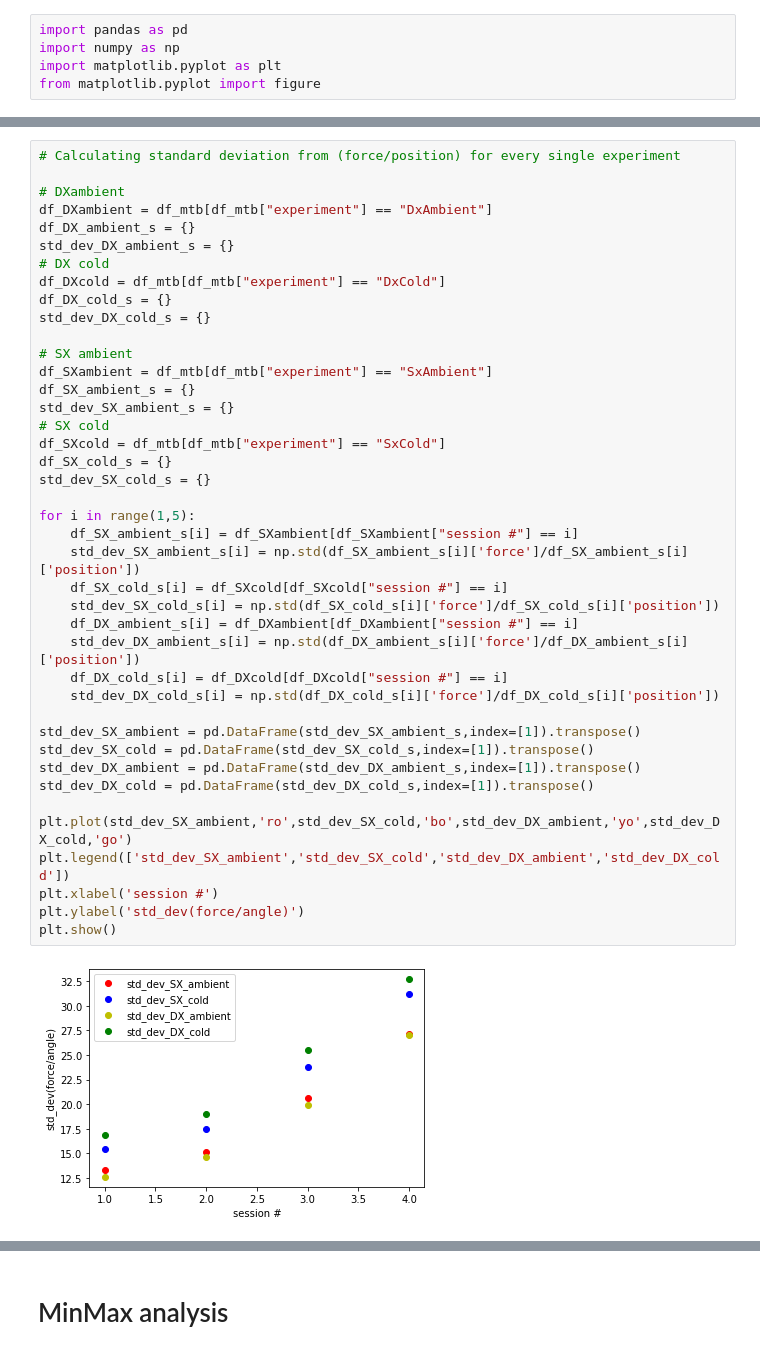
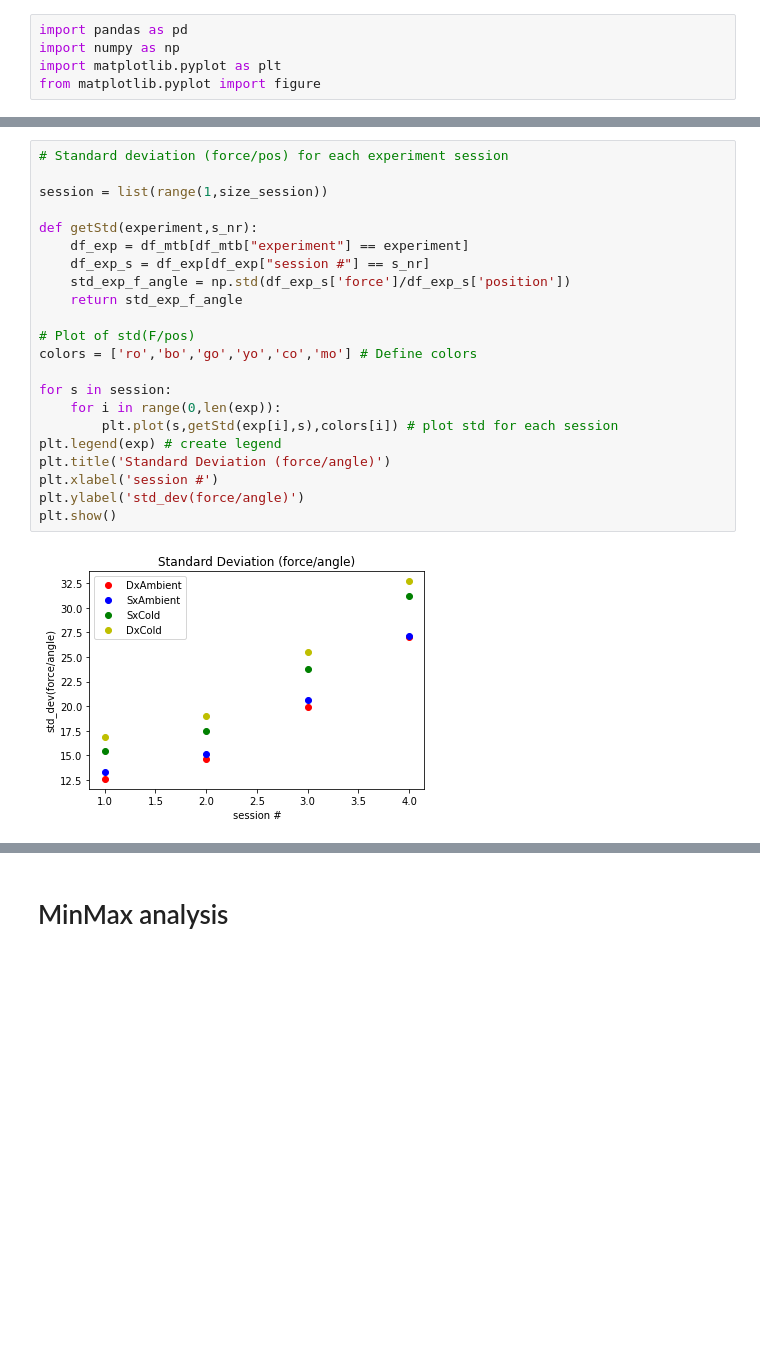
Before and after one commit to raphaFanti/bootSensing, a Jupyter notebook: analysis/06. Analysis_MTB_080121/Reproducibility_analysis.ipynb, the cells around one changed output, grey strips where cells are left out. Saved outputs shown, nothing was run; the diff lists cells and outputs as text; blank space fills up the shorter version.

```diff
--- a/analysis/06. Analysis_MTB_080121/Reproducibility_analysis.ipynb
+++ b/analysis/06. Analysis_MTB_080121/Reproducibility_analysis.ipynb
@@ -56,45 +107,26 @@ For each experiment the standard deviation of the ratio "force/position" is calc
-# %%
-# Calculating standard deviation from (force/position) for every single experiment
-
-# DXambient
-df_DXambient = df_mtb[df_mtb["experiment"] == "DxAmbient"]
-df_DX_ambient_s = {}
-std_dev_DX_ambient_s = {}
-# DX cold
-df_DXcold = df_mtb[df_mtb["experiment"] == "DxCold"]
-df_DX_cold_s = {}
-std_dev_DX_cold_s = {}
-
-# SX ambient
-df_SXambient = df_mtb[df_mtb["experiment"] == "SxAmbient"]
-df_SX_ambient_s = {}
-std_dev_SX_ambient_s = {}
-# SX cold
-df_SXcold = df_mtb[df_mtb["experiment"] == "SxCold"]
-df_SX_cold_s = {}
-std_dev_SX_cold_s = {}
-
-for i in range(1,5):
-    df_SX_ambient_s[i] = df_SXambient[df_SXambient["session #"] == i]
-    std_dev_SX_ambient_s[i] = np.std(df_SX_ambient_s[i]['force']/df_SX_ambient_s[i]['position'])
-    df_SX_cold_s[i] = df_SXcold[df_SXcold["session #"] == i]
-    std_dev_SX_cold_s[i] = np.std(df_SX_cold_s[i]['force']/df_SX_cold_s[i]['position'])
-    df_DX_ambient_s[i] = df_DXambient[df_DXambient["session #"] == i]
-    std_dev_DX_ambient_s[i] = np.std(df_DX_ambient_s[i]['force']/df_DX_ambient_s[i]['position'])
-    df_DX_cold_s[i] = df_DXcold[df_DXcold["session #"] == i]
-    std_dev_DX_cold_s[i] = np.std(df_DX_cold_s[i]['force']/df_DX_cold_s[i]['position'])
-
-std_dev_SX_ambient = pd.DataFrame(std_dev_SX_ambient_s,index=[1]).transpose()
-std_dev_SX_cold = pd.DataFrame(std_dev_SX_cold_s,index=[1]).transpose()
-std_dev_DX_ambient = pd.DataFrame(std_dev_DX_ambient_s,index=[1]).transpose()
-std_dev_DX_cold = pd.DataFrame(std_dev_DX_cold_s,index=[1]).transpose()
-
-plt.plot(std_dev_SX_ambient,'ro',std_dev_SX_cold,'bo',std_dev_DX_ambient,'yo',std_dev_DX_cold,'go')
-plt.legend(['std_dev_SX_ambient','std_dev_SX_cold','std_dev_DX_ambient','std_dev_DX_cold'])
-plt.xlabel('session #')
-plt.ylabel('std_dev(force/angle)')
-plt.show()
-# %% [output]
-[figure, removed]
+# %%
+# Standard deviation (force/pos) for each experiment session
+
+session = list(range(1,size_session))
+
+def getStd(experiment,s_nr):
+    df_exp = df_mtb[df_mtb["experiment"] == experiment]
+    df_exp_s = df_exp[df_exp["session #"] == s_nr]
+    std_exp_f_angle = np.std(df_exp_s['force']/df_exp_s['position'])
+    return std_exp_f_angle
+
+# Plot of std(F/pos)
+colors = ['ro','bo','go','yo','co','mo'] # Define colors
+
+for s in session:
+    for i in range(0,len(exp)):
+        plt.plot(s,getStd(exp[i],s),colors[i]) # plot std for each session
+plt.legend(exp) # create legend
+plt.title('Standard Deviation (force/angle)')
+plt.xlabel('session #')
+plt.ylabel('std_dev(force/angle)')
+plt.show()
+# %% [output]
+[figure, added]
 # %% [markdown]
 The trend between the experiments is similar, the standard deviation of the force/angle ratio in DXambient and SXambient for each session seems quite similar, where there is a significant offset between the "ambient" and "cold" experiments.
```
Also changed, not shown: parts of 30 cells of this notebook.
